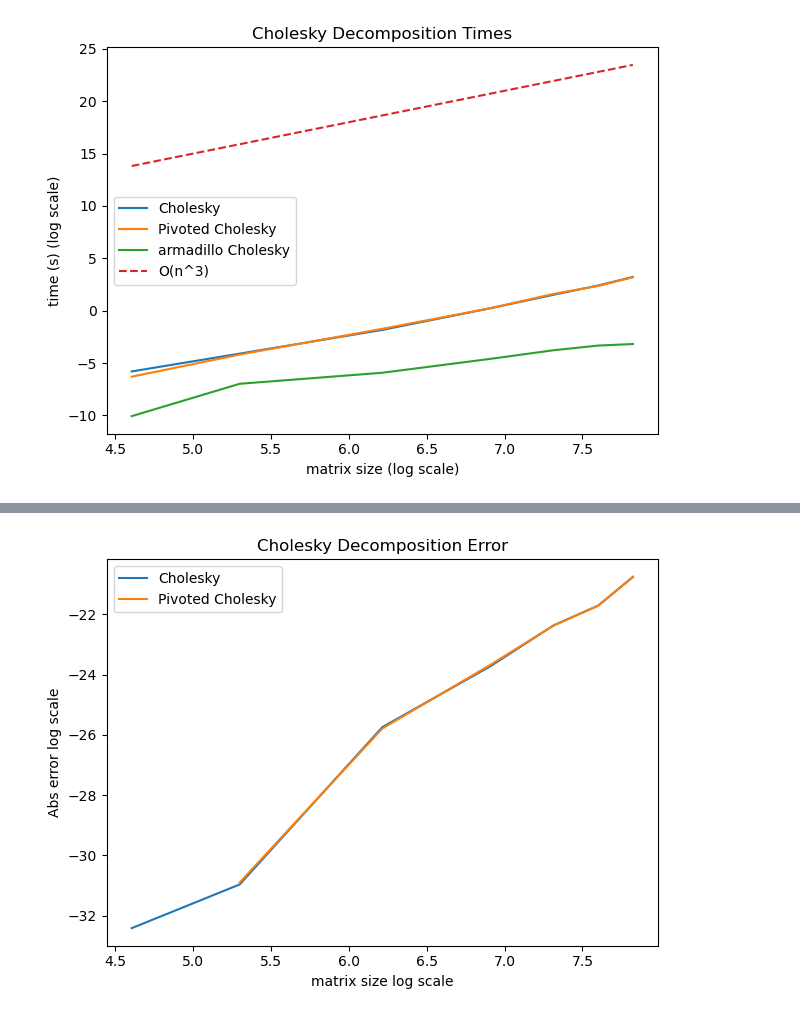
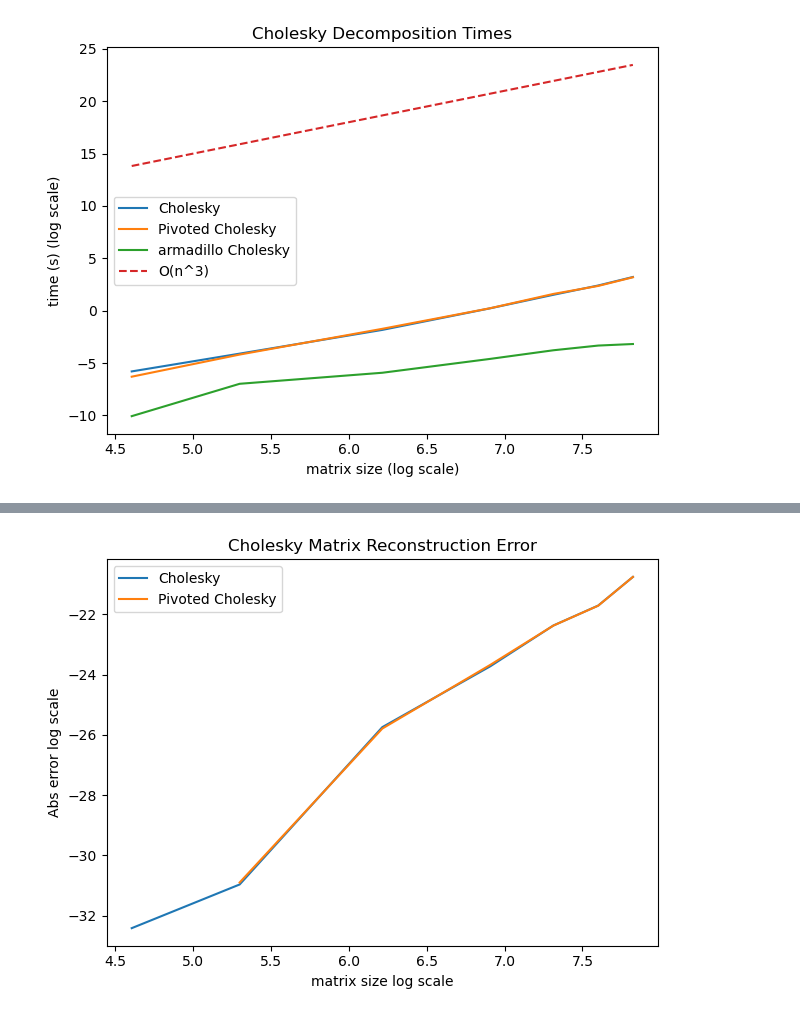
Before and after one commit to jaycee-pang/final_chem279, a Jupyter notebook: data/plots.ipynb, the cells around one changed output, grey strips where cells are left out. Saved outputs shown, nothing was run; the diff lists cells and outputs as text; code cells hidden in the pictures.

```diff
--- a/data/plots.ipynb
+++ b/data/plots.ipynb
@@ -73,12 +73,12 @@ True
 # %%
 plt.plot(np.log(sizes1), np.log(chol1_err), label='Cholesky')
 plt.plot(np.log(sizes1), np.log(pivchol_err), label='Pivoted Cholesky')
 # plt.plot(np.log(sizes1), np.log(arma_err), label='armadillo Cholesky')
 plt.xlabel('matrix size log scale')
 plt.ylabel('Abs error log scale')
-plt.title('Cholesky Decomposition Error')
+plt.title('Cholesky Matrix Reconstruction Error')
 plt.legend()
 plt.tight_layout()
 plt.show();
 # %% [output]
-[figure, old version]
+[figure, new version]
```
Also changed, not shown: parts of 1 cell of this notebook, 6 other files.
